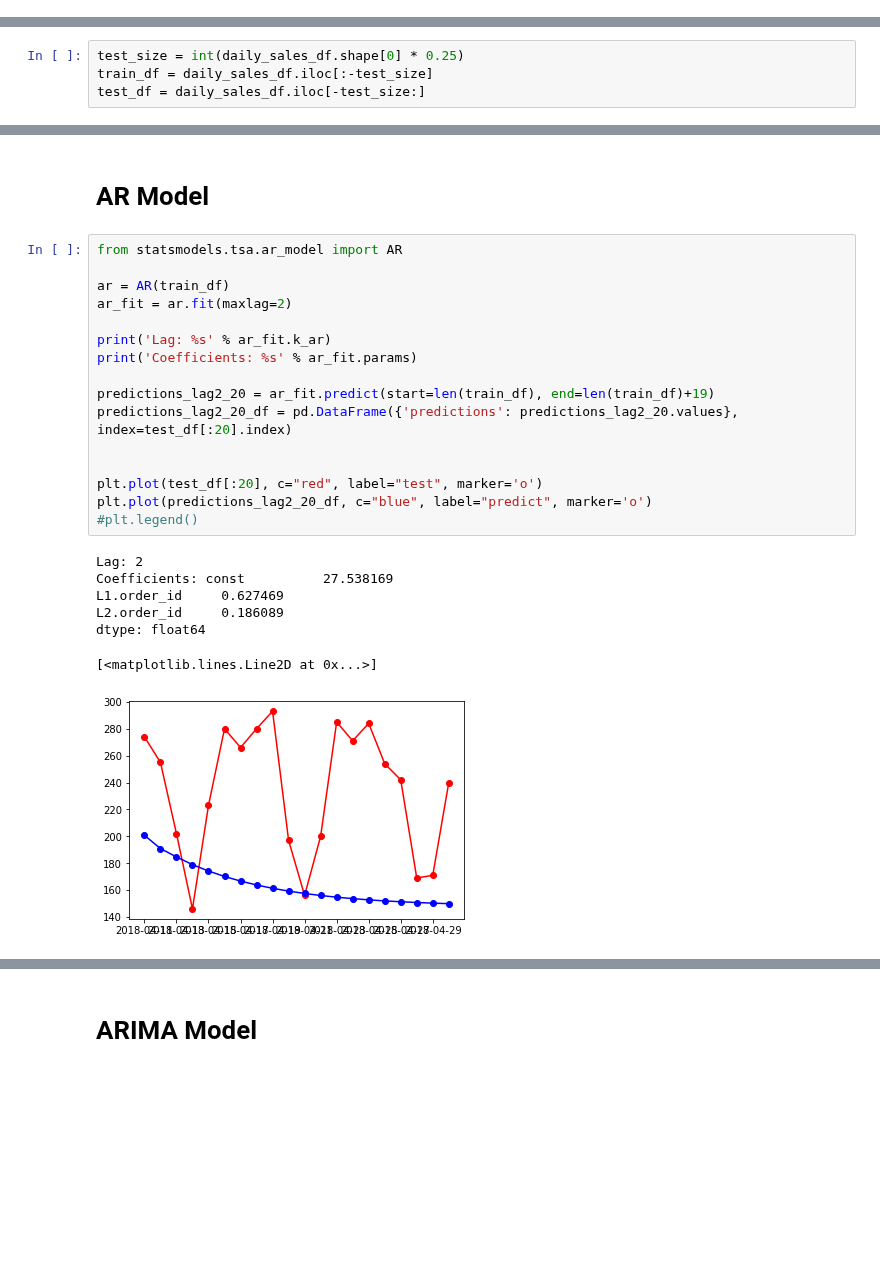
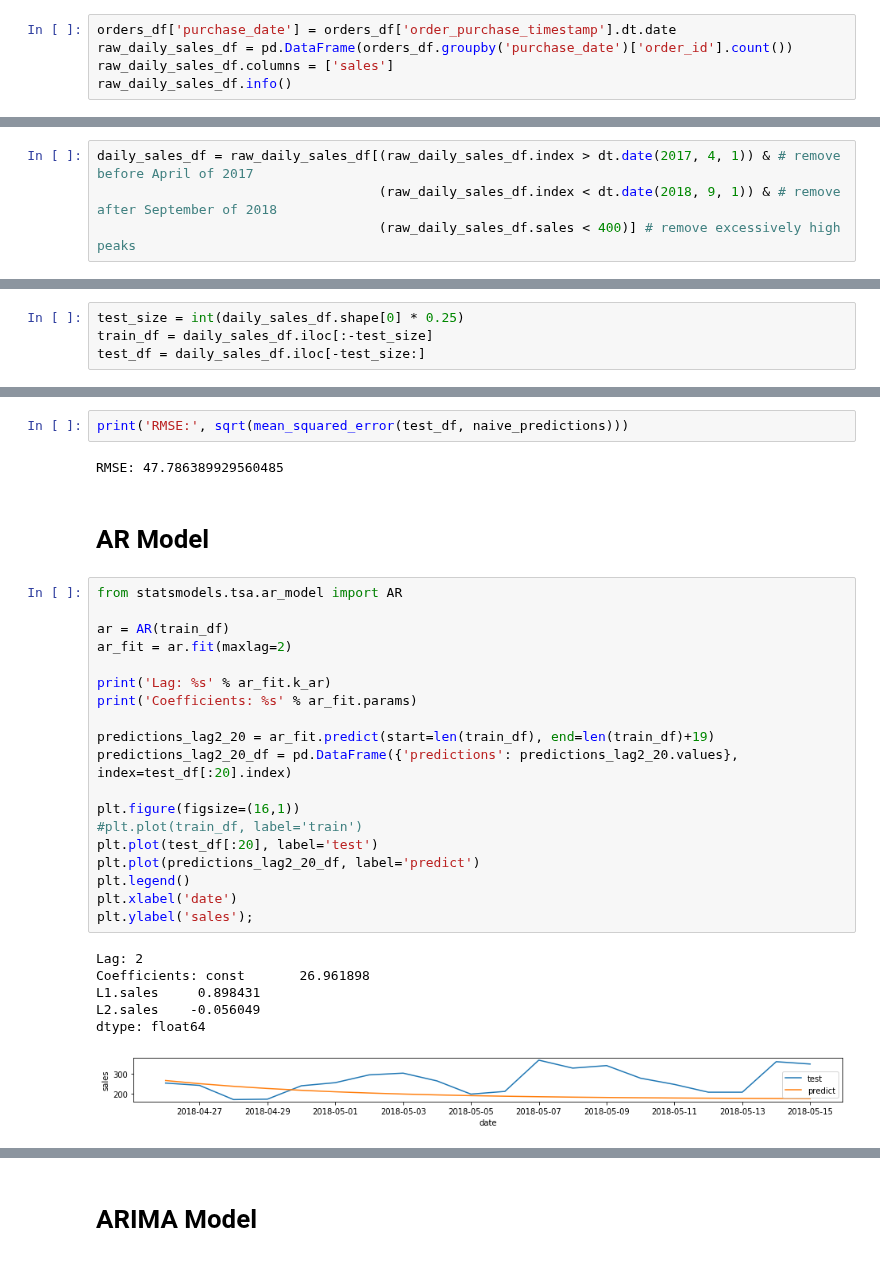
Before and after one commit to alireza-alizadegan/e-commerce-Sales, a Jupyter notebook: Sales Forecast.ipynb, the cells around one changed output, grey strips where cells are left out. Saved outputs shown, nothing was run; the diff lists cells and outputs as text; blank space fills up the shorter version.

Commit message:
Naive

```diff
--- a/Sales Forecast.ipynb
+++ b/Sales Forecast.ipynb
@@ -60,3 +70,8 @@ orders_df.head()
 | 2 | 47770eb9100c2d0c44946d9cf07ec65d | 2018-08-08 08:38:49 |
 | 3 | 949d5b44dbf5de918fe9c16f97b45f8a | 2017-11-18 19:28:06 |
 | 4 | ad21c59c0840e6cb83a9ceb5573f8159 | 2018-02-13 21:18:39 |
+# %%
+orders_df['purchase_date'] = orders_df['order_purchase_timestamp'].dt.date
+raw_daily_sales_df = pd.DataFrame(orders_df.groupby('purchase_date')['order_id'].count())
+raw_daily_sales_df.columns = ['sales']
+raw_daily_sales_df.info()
@@ -72,0 +97,4 @@ daily_sales_df.shape[0]
+# %%
+daily_sales_df = raw_daily_sales_df[(raw_daily_sales_df.index > dt.date(2017, 4, 1)) & # remove before April of 2017
+                                    (raw_daily_sales_df.index < dt.date(2018, 9, 1)) & # remove after September of 2018
+                                    (raw_daily_sales_df.sales < 400)] # remove excessively high peaks
@@ -85,29 +175,35 @@ plt.legend()
+# %%
+print('RMSE:', sqrt(mean_squared_error(test_df, naive_predictions)))
+# %% [output]
+RMSE: 47.786389929560485
 # %% [markdown]
 # AR Model
 # %%
 from statsmodels.tsa.ar_model import AR
 
 ar = AR(train_df)
 ar_fit = ar.fit(maxlag=2)
 
 print('Lag: %s' % ar_fit.k_ar)
 print('Coefficients: %s' % ar_fit.params)
 
 predictions_lag2_20 = ar_fit.predict(start=len(train_df), end=len(train_df)+19)
 predictions_lag2_20_df = pd.DataFrame({'predictions': predictions_lag2_20.values}, index=test_df[:20].index)
 
-
-plt.plot(test_df[:20], c="red", label="test", marker='o')
-plt.plot(predictions_lag2_20_df, c="blue", label="predict", marker='o')
-#plt.legend()
+plt.figure(figsize=(16,1))
+#plt.plot(train_df, label='train')
+plt.plot(test_df[:20], label='test')
+plt.plot(predictions_lag2_20_df, label='predict')
+plt.legend()
+plt.xlabel('date')
+plt.ylabel('sales');
 # %% [output]
 Lag: 2
-Coefficients: const          27.538169
-L1.order_id     0.627469
-L2.order_id     0.186089
+Coefficients: const       26.961898
+L1.sales     0.898431
+L2.sales    -0.056049
 dtype: float64
-[<matplotlib.lines.Line2D at 0x...>]
-[figure, old version]
+[figure, new version]
 # %%
 predictions_lag2 = ar_fit.predict(start=len(train_df), end=len(train_df)+len(test_df)-1)
 predictions_lag2_df = pd.DataFrame({'predictions': predictions_lag2.values}, index=test_df.index)
```
Also changed, not shown: parts of 34 cells of this notebook.
